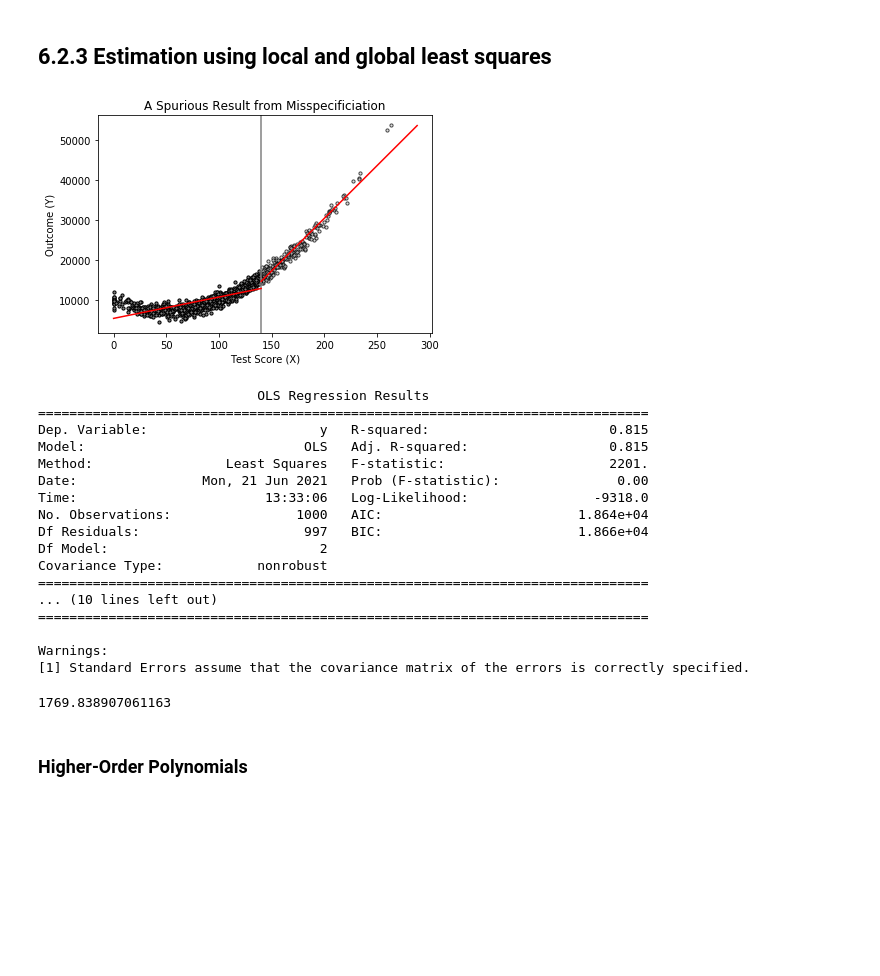
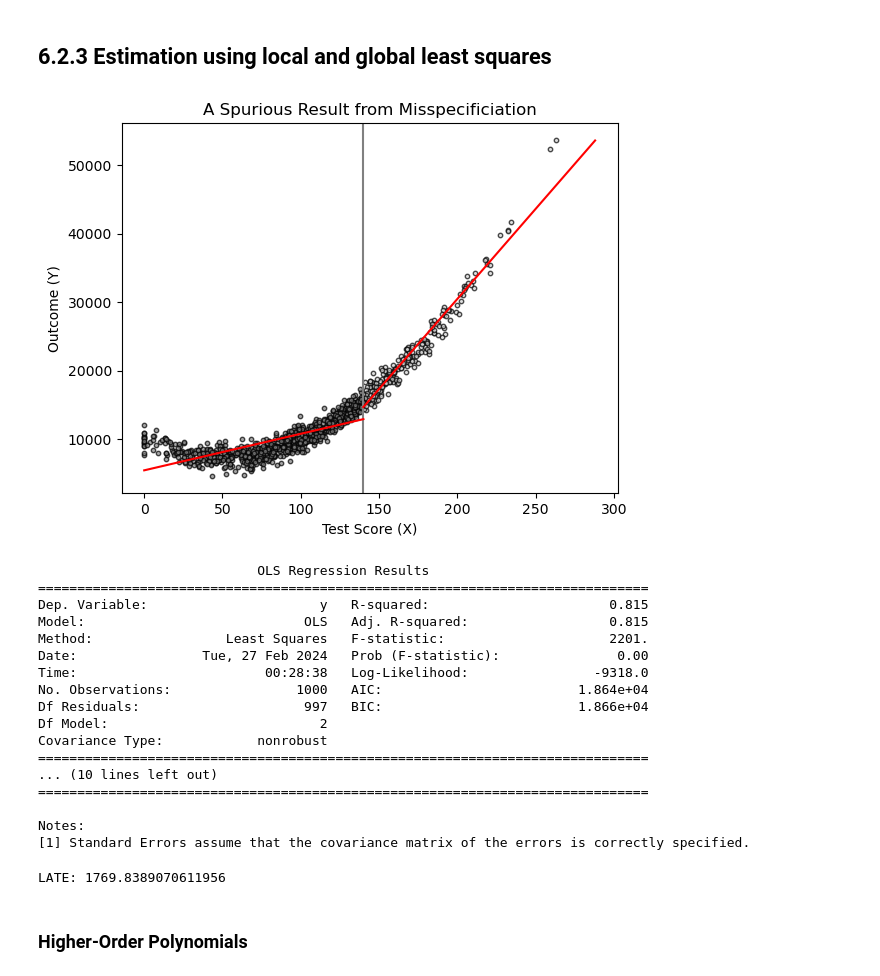
Before and after one commit to alexanderthclark/Causal-Inference-Mixtape, a Jupyter notebook: RegressionDiscontinuity.ipynb, the cells around one changed output. Drawn from its saved outputs; the diff is of its cells as text; code cells hidden in the pictures; blank space fills up the shorter version.

```diff
--- a/RegressionDiscontinuity.ipynb
+++ b/RegressionDiscontinuity.ipynb
@@ -132,12 +112,14 @@ See the caveats in the documentation: https://pandas.pydata.org/pandas-docs/stab
 # rdd_simulate3
 np.random.seed(12282020)
 
-
 obs = 1000
-x = np.random.normal(100,50, obs)
+x = np.random.normal(100, 50, obs)
 
 df = pd.DataFrame({'const':np.ones(obs)})
-df['x'] = x
-df['x'] = df.x.apply(lambda x: max(0,x))
 
-df['x2'], df['x3'] = df.x**2, df.x**3
+df['x'] = np.maximum(0,x)  # running variable
+df['x2'], df['x3'] = df.x**2, df.x**3  # polynomial terms
+df['D'] = 1*(df.x > 140)  # treatment
+
+# Outcome variable - no effect from D, but nonlinear f(x)
+df['y'] = 10000 + 0*df.D - 100*df.x + df.x2 + np.random.normal(0,1000,obs)
@@ -150,31 +126,39 @@ df['y'] = 10000 + 0*df.D - 100*df.x + df.x2 + np.random.normal(0,1000,obs)
 # %%
-plt.axvline(140, color = 'gray')
+# Make plot with vertical line at cutoff c_0
+c0 = 140
+plt.axvline(c0, color = 'gray')
+
+# Make scatter plot
+scatter_style = dict(edgecolor = 'black', s = 10, alpha = 0.7)
 
 # Above c_0
-top = df[df.x > 140]
+top = df[df.x > c0]
+plt.scatter(top.x, top.y,
+            facecolor='lightgray',
+            **scatter_style)
 
-plt.scatter(top.x, top.y, edgecolor = 'black', color = 'lightgray', s = 10, alpha = 0.7) #, marker = 'o')
+# Below c_0
+bottom = df[df.x <= c0]
+plt.scatter(bottom.x, bottom.y,
+            facecolor='gray',
+            **scatter_style)
+
+# Plot Regression Lines
 paramsD1 = sm.OLS(top.y, top[['x','const']]).fit().params
-x_ = np.linspace(140,288,2)
+x_ = np.linspace(c0, 288, 2)
 plt.plot(x_, paramsD1['const'] + x_*paramsD1['x'], color = 'red')
 
-
-# Below c_0
-bottom = df[df.x <= 140]
-
-plt.scatter(bottom.x, bottom.y, edgecolor = 'black', color = 'gray', s = 10) #, marker = 'o')
 paramsD0 = sm.OLS(bottom.y, bottom[['x','const']]).fit().params
-x_ = np.linspace(0,140,2)
+x_ = np.linspace(0, c0, 2)
 plt.plot(x_, paramsD0['const'] + x_*paramsD0['x'], color = 'red')
 
 
 plt.xlabel("Test Score (X)")
 plt.ylabel("Outcome (Y)")
 plt.title("A Spurious Result from Misspecificiation")
-
 plt.show()
 # %% [output]
-[figure, old version]
+[figure, new version]
 # %%
 reg = sm.OLS(df['y'], df[['D','const','x']]).fit()
 print(reg.summary())
@@ -184,8 +168,8 @@ print(reg.summary())
 Dep. Variable:                      y   R-squared:                       0.815
 Model:                            OLS   Adj. R-squared:                  0.815
 Method:                 Least Squares   F-statistic:                     2201.
-Date:                Mon, 21 Jun 2021   Prob (F-statistic):               0.00
-Time:                        13:33:06   Log-Likelihood:                -9318.0
+Date:                Tue, 27 Feb 2024   Prob (F-statistic):               0.00
+Time:                        00:28:38   Log-Likelihood:                -9318.0
 No. Observations:                1000   AIC:                         1.864e+04
 Df Residuals:                     997   BIC:                         1.866e+04
 Df Model:                           2
@@ -194,13 +178,14 @@ Covariance Type:            nonrobust
 ... (10 lines left out)
 ==============================================================================
 
-Warnings:
+Notes:
 [1] Standard Errors assume that the covariance matrix of the errors is correctly specified.
 # %%
-LATE = np.dot(paramsD1.values, np.array([140,1])) - np.dot(paramsD0.values, np.array([140,1]))
-print(LATE)
+# LATE is the gap in predictions
+late = paramsD1.values @ np.array([c0,1]) - paramsD0.values @ np.array([c0,1])
+print("LATE", late, sep=': ')
 # %% [output]
-1769.838907061163
+LATE: 1769.8389070611956
 # %% [markdown]
 ### Higher-Order Polynomials
 # %%
```
Also changed, not shown: parts of 11 cells of this notebook, 2 other files.
